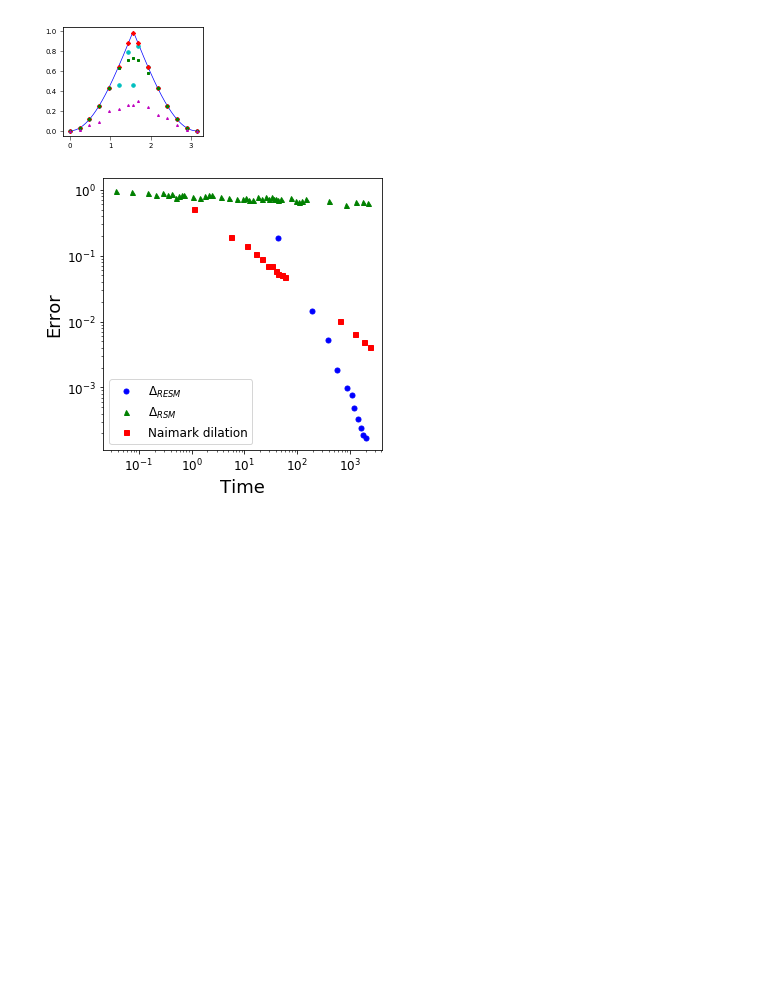
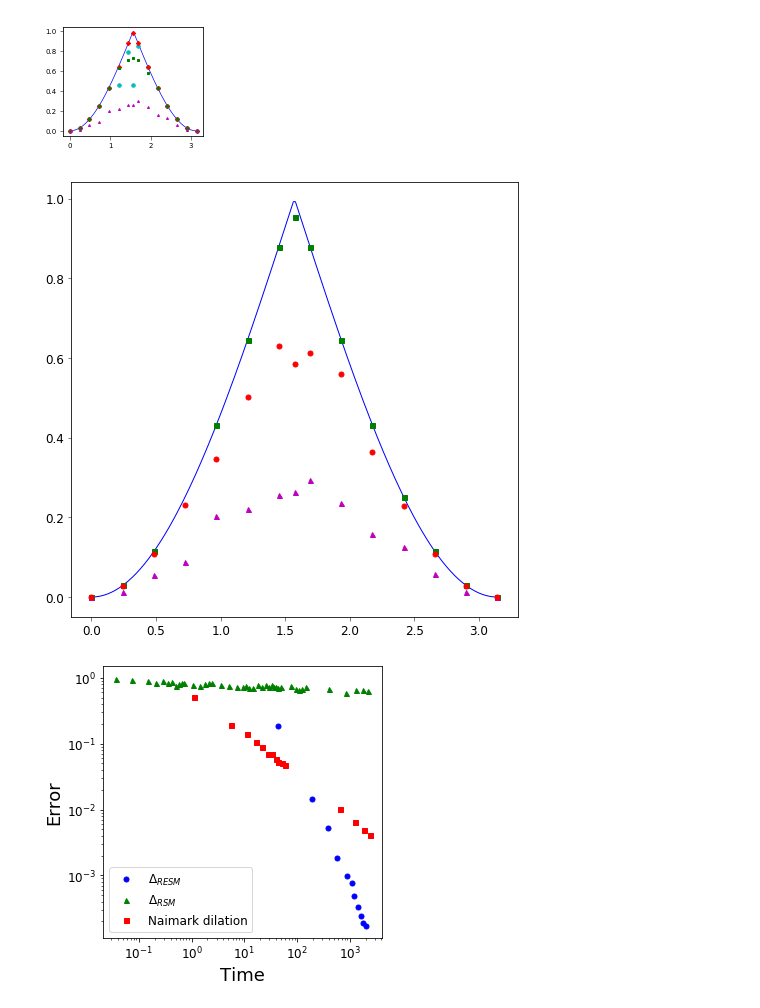
Before and after one commit to estebanmv/Random-Sampling-Extremal-POVMs, a Jupyter notebook: DisplacedPlot.ipynb, the cells around one changed output. Drawn from its saved outputs; the diff is of its cells as text; code cells hidden in the pictures; blank space fills up the shorter version.

```diff
--- a/DisplacedPlot.ipynb
+++ b/DisplacedPlot.ipynb
@@ -259,6 +259,32 @@ plt.savefig("Qubit1-10ext.pdf")
 plt.show()
 # %% [output]
 [figure]
+# %%
+IntCC10 = pd.read_csv('QubitCC-VT10Int.dat', header=None, sep=',')
+IntCC10.columns=['x','y']
+IntCC1000 = pd.read_csv('QubitCC-VT1000Int.dat', header=None, sep=',')
+IntCC1000.columns=['x','y']
+naimvt1000 = pd.read_csv('QubitNaimark-testsVT1000.dat', header=None, sep=',')
+naimvt1000.columns=['x','y']
+# %%
+plt.figure(figsize=(8,8))
+#plt.figure(figsize= (2.5,2))
+#plt.plot(ext1000.x,ext1000.y,'kd',markersize=12)
+plt.plot(xZ,yZ, "b-",linewidth=1)
+#plt.plot(ext1.x,ext1.y,'co',markersize=3.5)
+#plt.plot(ext10.x,ext10.y,'rD',markersize=3)
+plt.plot(naimvt1000.x,naimvt1000.y,'gs',markersize=5)
+plt.plot(int1000.x,int1000.y,'m^',markersize=5)
+#plt.plot(IntCC10.x,IntCC10.y,'k*',markersize=5)
+plt.plot(IntCC1000.x,IntCC1000.y,'ro',markersize=5)
+#plt.ylabel('Z(Displaced Thermal)', fontsize=18)
+#plt.xlabel(r'$\eta$', fontsize=18)
+#plt.tick_params(labelsize=12,width=1)
+plt.tick_params(labelsize=12,width=0.5)
+plt.savefig("Qubit-3medidas.pdf")
+plt.show()
+# %% [output]
+[figure, added]
 # %%
 frsm = pd.read_csv('Qubit-testsFisherVariousInt.dat',header=None)
 tfrsm = pd.read_csv('tiemposQubitRSM.dat',header=None)
```
Also changed, not shown: 6 other files.
